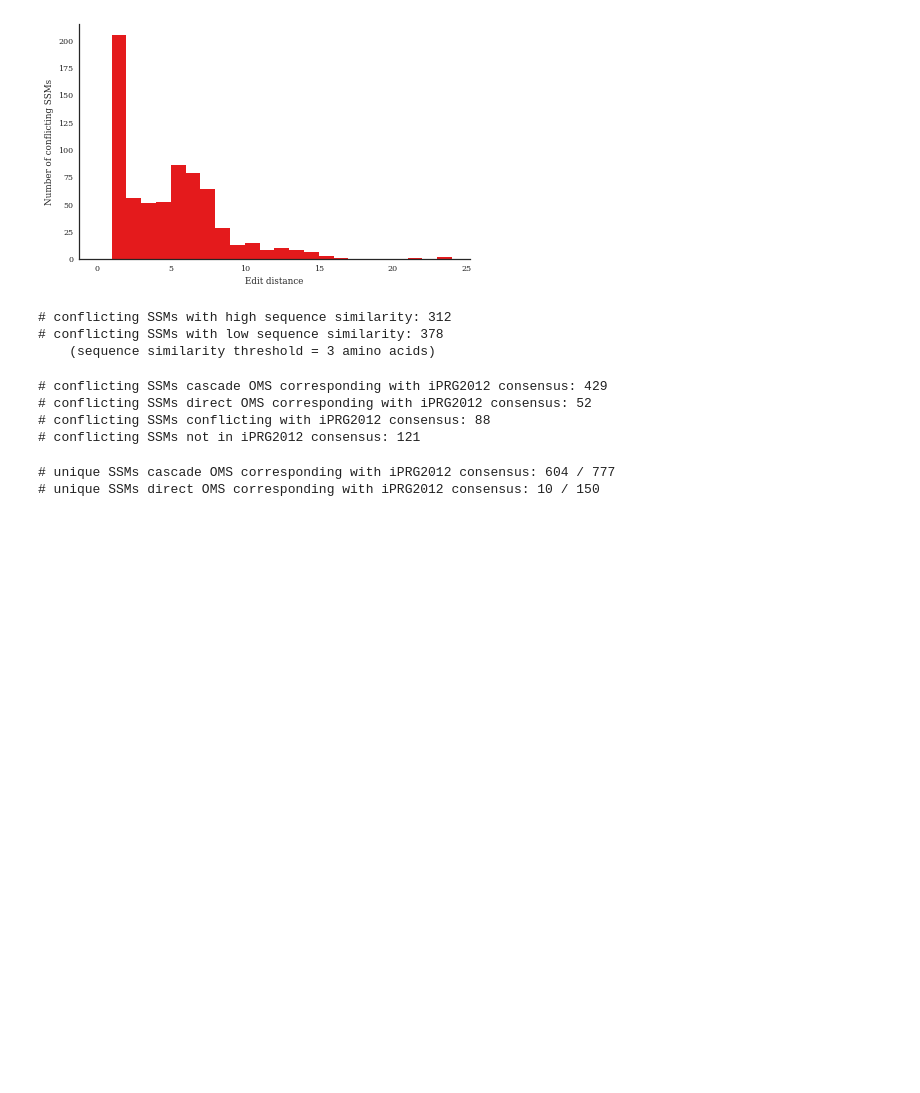
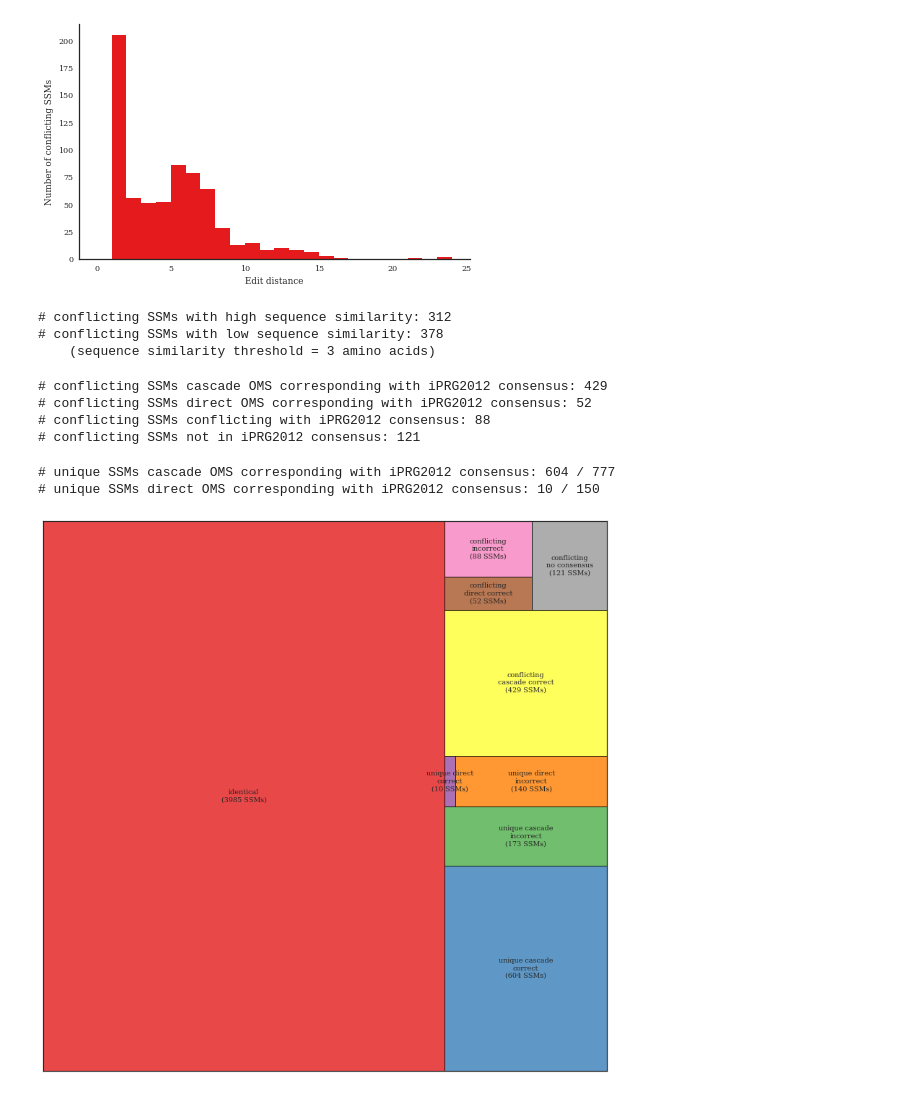
Before and after one commit to bittremieux/ANN-SoLo, a Jupyter notebook: notebooks/iprg2012_cascade.ipynb, the cells around one changed output. Drawn from its saved outputs; the diff is of its cells as text; code cells hidden in the pictures; blank space fills up the shorter version.

Commit message:
Add treemap figures

```diff
--- a/notebooks/iprg2012_cascade.ipynb
+++ b/notebooks/iprg2012_cascade.ipynb
@@ -209,3 +210,35 @@ print(f'# unique SSMs cascade OMS corresponding with iPRG2012 consensus: '
 # %% [output]
 # unique SSMs cascade OMS corresponding with iPRG2012 consensus: 604 / 777
 # unique SSMs direct OMS corresponding with iPRG2012 consensus: 10 / 150
+# %%
+sns.set_palette('Set3')
+
+width = 14
+height = width# / 1.618    # golden ratio
+fig, ax = plt.subplots(figsize=(width, height))
+
+psms_cascade_false = psms_different[psms_different['sequence_cascade'] != psms_different['sequence_consensus']]
+squares = {'identical': len(psms_match),
+           'unique cascade\ncorrect': len(psms_unique_cascade_true),
+           'unique cascade\nincorrect': len(psms_unique_cascade[psms_unique_cascade['sequence_consensus'].notnull()]) - len(psms_unique_cascade_true),
+           'unique direct\ncorrect': len(psms_unique_direct_true),
+           'unique direct\nincorrect': len(psms_unique_direct[psms_unique_direct['sequence_consensus'].notnull()]) - len(psms_unique_direct_true),
+           'conflicting\ncascade correct': len(psms_cascade_true),
+           'conflicting\ndirect correct': len(psms_direct_true),
+           'conflicting\nincorrect': len(psms_false),
+           'conflicting\nno consensus': len(psms_different[~psms_different['sequence_consensus'].notnull()]),}
+squares = dict((f'{key}\n({value} SSMs)', value) for (key, value) in squares.items())
+
+colors = sns.color_palette('Set1', len(squares))
+
+squarify.plot(sizes=squares.values(), color=colors, label=squares.keys(),
+              ax=ax, alpha=0.8, linewidth=1, edgecolor='black')
+
+ax.set_xticks([])
+ax.set_yticks([])
+
+plt.savefig('cascade_treemap.pdf', dpi=300, bbox_inches='tight')
+plt.show()
+plt.close()
+# %% [output]
+[figure, added]
```
Also changed, not shown: parts of 2 cells of this notebook, 1 other file.
